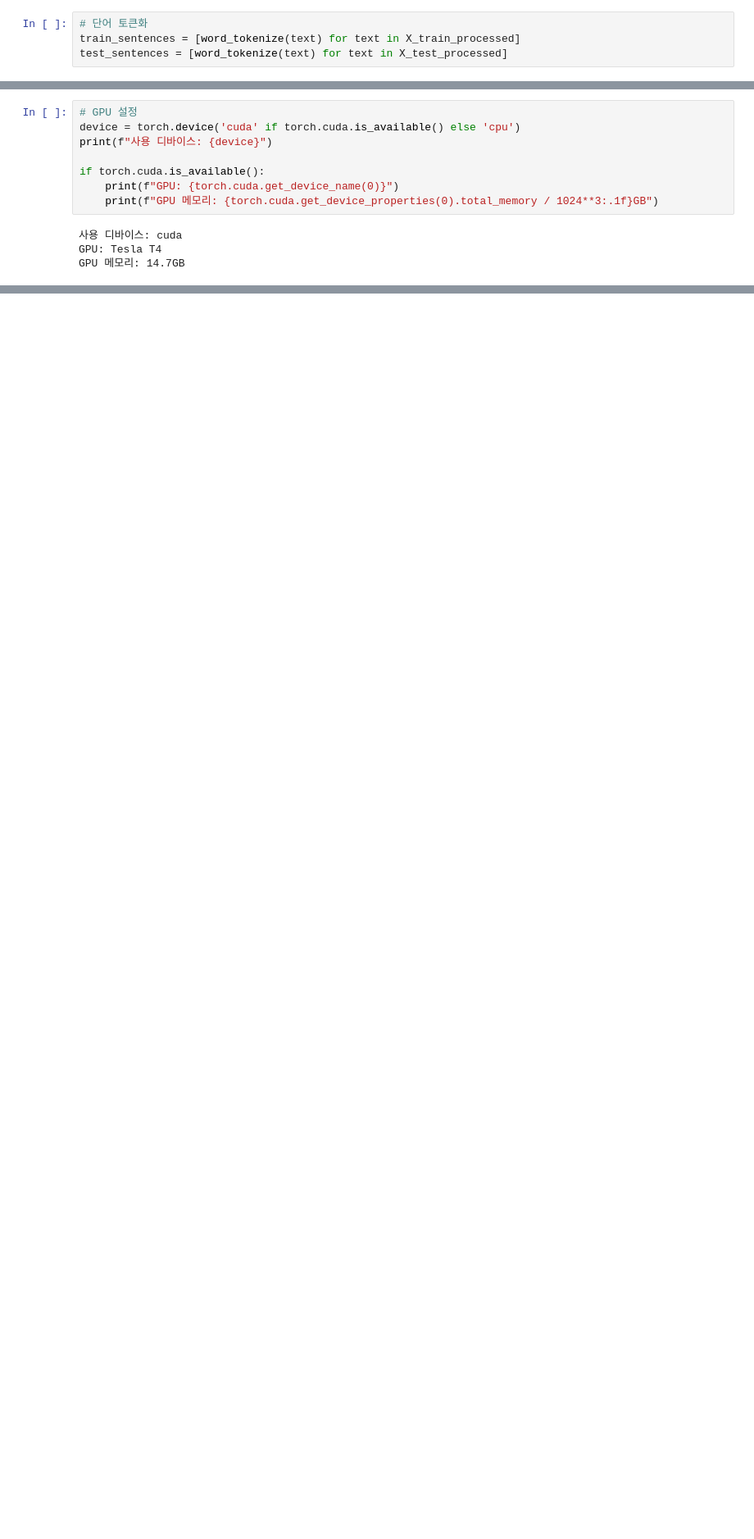
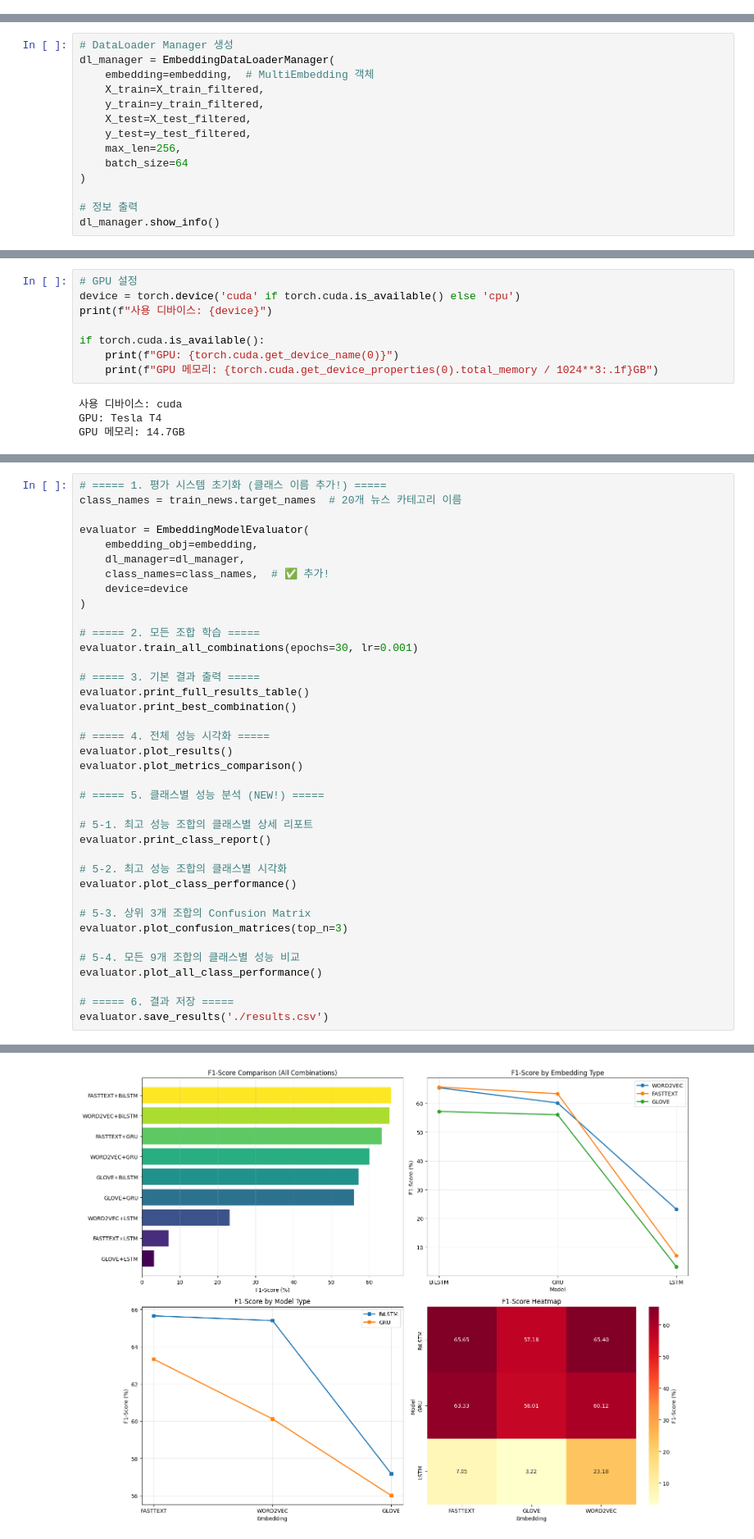
Before and after one commit to Dongjin-1203/codeit_mission, a Jupyter notebook: 10_1팀_지동진.ipynb, the cells around one changed output, grey strips where cells are left out. Shown at 82% size. Saved outputs shown, nothing was run; the diff lists cells and outputs as text; blank space fills up the shorter version.

```diff
--- a/10_1팀_지동진.ipynb
+++ b/10_1팀_지동진.ipynb
@@ -321,4 +2656,0 @@ print("훈련 데이터 95분위수 길이:", np.percentile(train_lengths, 95))
-# %%
-# 단어 토큰화
-train_sentences = [word_tokenize(text) for text in X_train_processed]
-test_sentences = [word_tokenize(text) for text in X_test_processed]
@@ -408,0 +3162,14 @@ test_loader_word2vec = DataLoader(test_dataset_word2vec, batch_size=64, shuffle=
+# %%
+# DataLoader Manager 생성
+dl_manager = EmbeddingDataLoaderManager(
+    embedding=embedding,  # MultiEmbedding 객체
+    X_train=X_train_filtered,
+    y_train=y_train_filtered,
+    X_test=X_test_filtered,
+    y_test=y_test_filtered,
+    max_len=256,
+    batch_size=64
+)
+
+# 정보 출력
+dl_manager.show_info()
@@ -999,0 +4006,39 @@ batch_size = 32  # 64 → 32
+# %%
+# ===== 1. 평가 시스템 초기화 (클래스 이름 추가!) =====
+class_names = train_news.target_names  # 20개 뉴스 카테고리 이름
+
+evaluator = EmbeddingModelEvaluator(
+    embedding_obj=embedding,
+    dl_manager=dl_manager,
+    class_names=class_names,  # ✅ 추가!
+    device=device
+)
+
+# ===== 2. 모든 조합 학습 =====
+evaluator.train_all_combinations(epochs=30, lr=0.001)
+
+# ===== 3. 기본 결과 출력 =====
+evaluator.print_full_results_table()
+evaluator.print_best_combination()
+
+# ===== 4. 전체 성능 시각화 =====
+evaluator.plot_results()
+evaluator.plot_metrics_comparison()
+
+# ===== 5. 클래스별 성능 분석 (NEW!) =====
+
+# 5-1. 최고 성능 조합의 클래스별 상세 리포트
+evaluator.print_class_report()
+
+# 5-2. 최고 성능 조합의 클래스별 시각화
+evaluator.plot_class_performance()
+
+# 5-3. 상위 3개 조합의 Confusion Matrix
+evaluator.plot_confusion_matrices(top_n=3)
+
+# 5-4. 모든 9개 조합의 클래스별 성능 비교
+evaluator.plot_all_class_performance()
+
+# ===== 6. 결과 저장 =====
+evaluator.save_results('./results.csv')
+# %% [output]
@@ -999,0 +4062 @@ batch_size = 32  # 64 → 32
+[figure, added]
```
Also changed, not shown: parts of 143 cells of this notebook.
